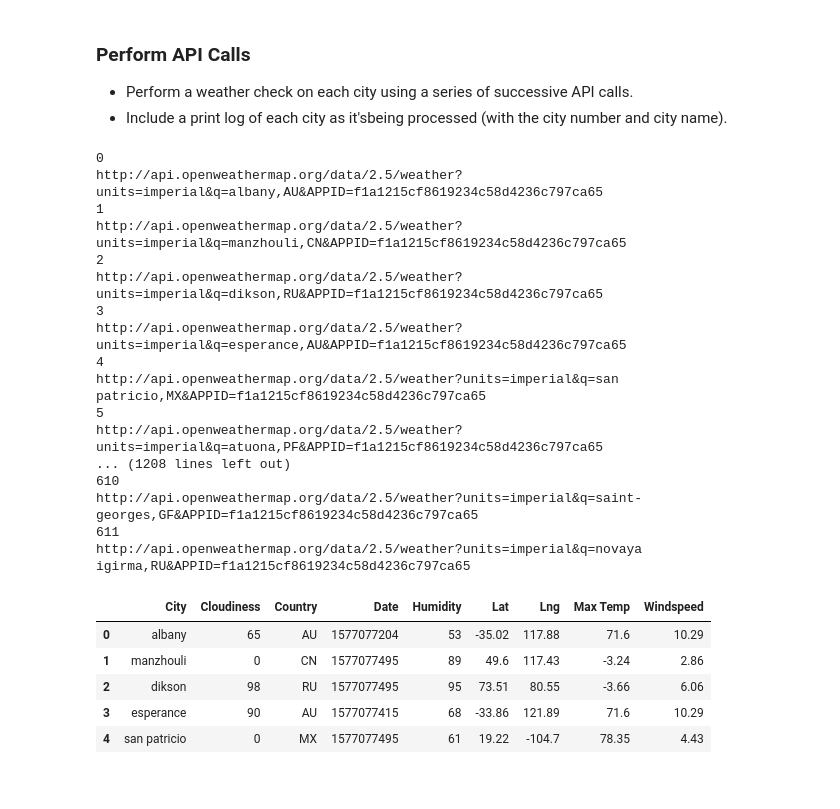
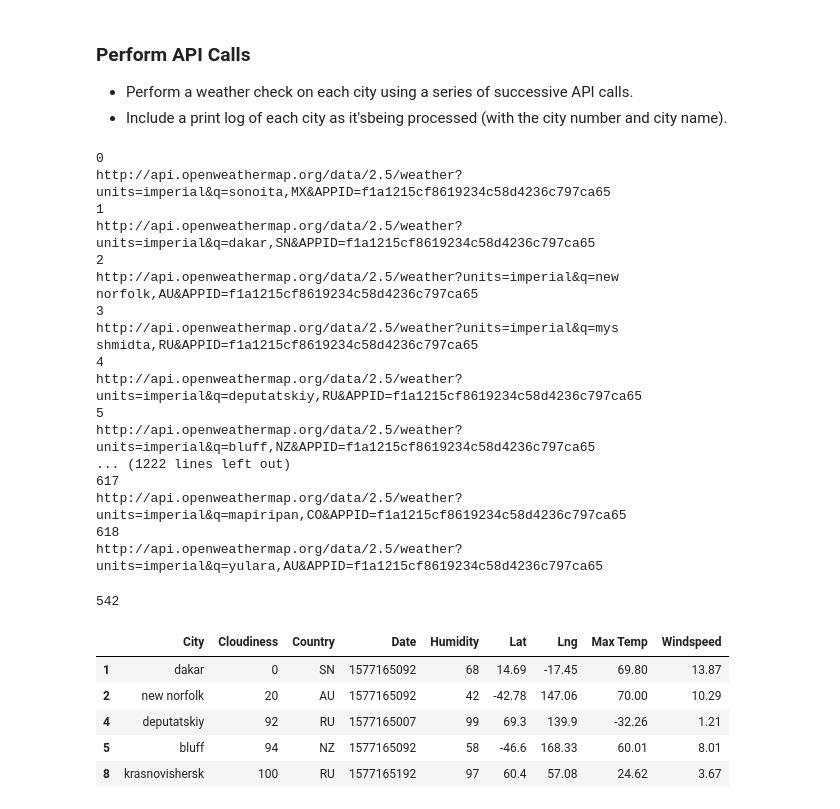
Before and after one commit to daniela-matos/equator_weather, a Jupyter notebook: WeatherPy/main.ipynb, the cells around one changed output. Cells and saved outputs as stored; diff of their text form; code cells hidden in the pictures.

```diff
--- a/WeatherPy/main.ipynb
+++ b/WeatherPy/main.ipynb
@@ -90,30 +96,21 @@ for index, location in weather.iterrows():
         weather.loc[index, 'Lng'] = r.json()['coord']['lon']
         weather.loc[index, 'Max Temp'] = r.json()['main']['temp_max']
         weather.loc[index, 'Windspeed'] = r.json()['wind']['speed']
-
-
-weather.head()
 # %% [output]
 0
-http://api.openweathermap.org/data/2.5/weather?units=imperial&q=albany,AU&APPID=f1a1215cf8619234c58d4236c797ca65
+http://api.openweathermap.org/data/2.5/weather?units=imperial&q=sonoita,MX&APPID=f1a1215cf8619234c58d4236c797ca65
 1
-http://api.openweathermap.org/data/2.5/weather?units=imperial&q=manzhouli,CN&APPID=f1a1215cf8619234c58d4236c797ca65
+http://api.openweathermap.org/data/2.5/weather?units=imperial&q=dakar,SN&APPID=f1a1215cf8619234c58d4236c797ca65
 2
-http://api.openweathermap.org/data/2.5/weather?units=imperial&q=dikson,RU&APPID=f1a1215cf8619234c58d4236c797ca65
+http://api.openweathermap.org/data/2.5/weather?units=imperial&q=new norfolk,AU&APPID=f1a1215cf8619234c58d4236c797ca65
 3
-http://api.openweathermap.org/data/2.5/weather?units=imperial&q=esperance,AU&APPID=f1a1215cf8619234c58d4236c797ca65
+http://api.openweathermap.org/data/2.5/weather?units=imperial&q=mys shmidta,RU&APPID=f1a1215cf8619234c58d4236c797ca65
 4
-http://api.openweathermap.org/data/2.5/weather?units=imperial&q=san patricio,MX&APPID=f1a1215cf8619234c58d4236c797ca65
+http://api.openweathermap.org/data/2.5/weather?units=imperial&q=deputatskiy,RU&APPID=f1a1215cf8619234c58d4236c797ca65
 5
-http://api.openweathermap.org/data/2.5/weather?units=imperial&q=atuona,PF&APPID=f1a1215cf8619234c58d4236c797ca65
-... (1208 lines left out)
-610
-http://api.openweathermap.org/data/2.5/weather?units=imperial&q=saint-georges,GF&APPID=f1a1215cf8619234c58d4236c797ca65
-611
-http://api.openweathermap.org/data/2.5/weather?units=imperial&q=novaya igirma,RU&APPID=f1a1215cf8619234c58d4236c797ca65
+http://api.openweathermap.org/data/2.5/weather?units=imperial&q=bluff,NZ&APPID=f1a1215cf8619234c58d4236c797ca65
+... (1222 lines left out)
+617
+http://api.openweathermap.org/data/2.5/weather?units=imperial&q=mapiripan,CO&APPID=f1a1215cf8619234c58d4236c797ca65
+618
+http://api.openweathermap.org/data/2.5/weather?units=imperial&q=yulara,AU&APPID=f1a1215cf8619234c58d4236c797ca65
-|  | City | Cloudiness | Country | Date | Humidity | Lat | Lng | Max Temp | Windspeed |
-| 0 | albany | 65 | AU | 1577077204 | 53 | -35.02 | 117.88 | 71.6 | 10.29 |
-| 1 | manzhouli | 0 | CN | 1577077495 | 89 | 49.6 | 117.43 | -3.24 | 2.86 |
-| 2 | dikson | 98 | RU | 1577077495 | 95 | 73.51 | 80.55 | -3.66 | 6.06 |
-| 3 | esperance | 90 | AU | 1577077415 | 68 | -33.86 | 121.89 | 71.6 | 10.29 |
-| 4 | san patricio | 0 | MX | 1577077495 | 61 | 19.22 | -104.7 | 78.35 | 4.43 |
@@ -119,0 +121,17 @@ http://api.openweathermap.org/data/2.5/weather?units=imperial&q=novaya igirma,RU
+# %%
+weather.Lat.count()
+# %% [output]
+542
+# %%
+#Save dataframe
+weather.to_csv("Output/City_Weather_Data.csv", index=False, header=True)
+
+#Preview the dataframe
+weather.head()
+# %% [output]
+|  | City | Cloudiness | Country | Date | Humidity | Lat | Lng | Max Temp | Windspeed |
+| 1 | dakar | 0 | SN | 1577165092 | 68 | 14.69 | -17.45 | 69.80 | 13.87 |
+| 2 | new norfolk | 20 | AU | 1577165092 | 42 | -42.78 | 147.06 | 70.00 | 10.29 |
+| 4 | deputatskiy | 92 | RU | 1577165007 | 99 | 69.3 | 139.9 | -32.26 | 1.21 |
+| 5 | bluff | 94 | NZ | 1577165092 | 58 | -46.6 | 168.33 | 60.01 | 8.01 |
+| 8 | krasnovishersk | 100 | RU | 1577165192 | 97 | 60.4 | 57.08 | 24.62 | 3.67 |
```
Also changed, not shown: parts of 6 cells of this notebook, 1 other file.
